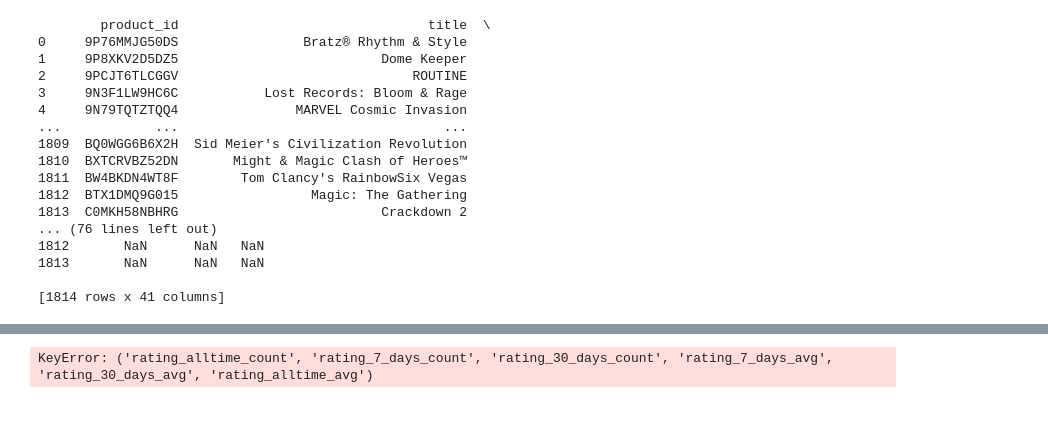
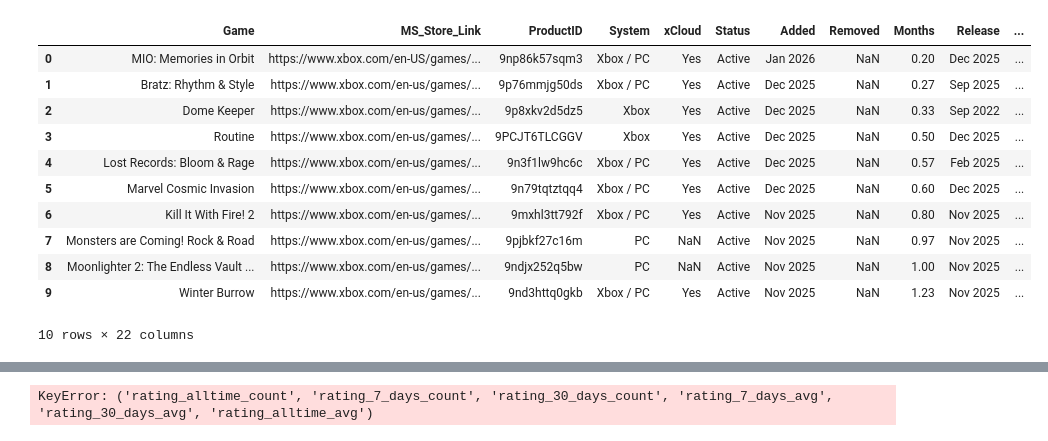
Before and after one commit to Doggo21345/xbox-gamepass-analytics, a Jupyter notebook: cleaning.ipynb, the cells around one changed output, grey strips where cells are left out. Drawn from its saved outputs; the diff is of its cells as text; code cells hidden in the pictures; blank space fills up the shorter version.

```diff
--- a/cleaning.ipynb
+++ b/cleaning.ipynb
@@ -1,22 +1,17 @@
 # %%
 import pandas as pd
-DF = pd.read_csv('xbox_final_merged_data.csv')
-print(DF)
+DF = pd.read_csv('xbox_final_cleaned_results.csv')
+DF.head(10)
 # %% [output]
+|  | Game | MS_Store_Link | ProductID | System | xCloud | Status | Added | Removed | Months | Release | ... |
+| 0 | MIO: Memories in Orbit | https://www.xbox.com/en-US/games/... | 9np86k57sqm3 | Xbox / PC | Yes | Active | Jan 2026 | NaN | 0.20 | Dec 2025 | ... |
+| 1 | Bratz: Rhythm & Style | https://www.xbox.com/en-us/games/... | 9p76mmjg50ds | Xbox / PC | Yes | Active | Dec 2025 | NaN | 0.27 | Sep 2025 | ... |
+| 2 | Dome Keeper | https://www.xbox.com/en-us/games/... | 9p8xkv2d5dz5 | Xbox | Yes | Active | Dec 2025 | NaN | 0.33 | Sep 2022 | ... |
+| 3 | Routine | https://www.xbox.com/en-us/games/... | 9PCJT6TLCGGV | Xbox | Yes | Active | Dec 2025 | NaN | 0.50 | Dec 2025 | ... |
+| 4 | Lost Records: Bloom & Rage | https://www.xbox.com/en-us/games/... | 9n3f1lw9hc6c | Xbox / PC | Yes | Active | Dec 2025 | NaN | 0.57 | Feb 2025 | ... |
+| 5 | Marvel Cosmic Invasion | https://www.xbox.com/en-us/games/... | 9n79tqtztqq4 | Xbox / PC | Yes | Active | Dec 2025 | NaN | 0.60 | Dec 2025 | ... |
+| 6 | Kill It With Fire! 2 | https://www.xbox.com/en-us/games/... | 9mxhl3tt792f | Xbox / PC | Yes | Active | Nov 2025 | NaN | 0.80 | Nov 2025 | ... |
+| 7 | Monsters are Coming! Rock & Road | https://www.xbox.com/en-us/games/... | 9pjbkf27c16m | PC | NaN | Active | Nov 2025 | NaN | 0.97 | Nov 2025 | ... |
+| 8 | Moonlighter 2: The Endless Vault ... | https://www.xbox.com/en-us/games/... | 9ndjx252q5bw | PC | NaN | Active | Nov 2025 | NaN | 1.00 | Nov 2025 | ... |
+| 9 | Winter Burrow | https://www.xbox.com/en-us/games/... | 9nd3httq0gkb | Xbox / PC | Yes | Active | Nov 2025 | NaN | 1.23 | Nov 2025 | ... |
-        product_id                                title  \
-0     9P76MMJG50DS                Bratz® Rhythm & Style
-1     9P8XKV2D5DZ5                          Dome Keeper
-2     9PCJT6TLCGGV                              ROUTINE
-3     9N3F1LW9HC6C           Lost Records: Bloom & Rage
-4     9N79TQTZTQQ4               MARVEL Cosmic Invasion
-...            ...                                  ...
-1809  BQ0WGG6B6X2H  Sid Meier's Civilization Revolution
-1810  BXTCRVBZ52DN       Might & Magic Clash of Heroes™
-1811  BW4BKDN4WT8F        Tom Clancy's RainbowSix Vegas
-1812  BTX1DMQ9G015                 Magic: The Gathering
-1813  C0MKH58NBHRG                          Crackdown 2
-... (76 lines left out)
-1812       NaN      NaN   NaN
-1813       NaN      NaN   NaN
-
-[1814 rows x 41 columns]
+10 rows × 22 columns
```
Also changed, not shown: parts of 6 cells of this notebook, 1 other file.
